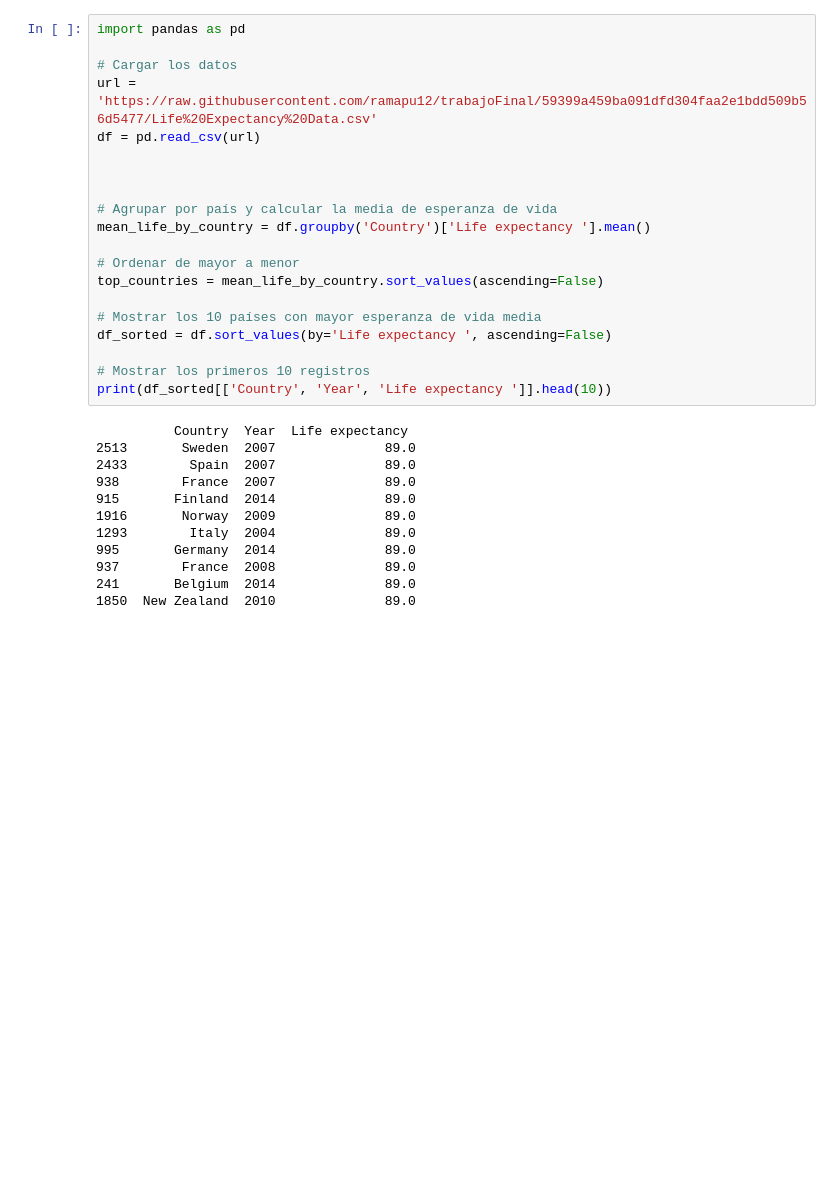
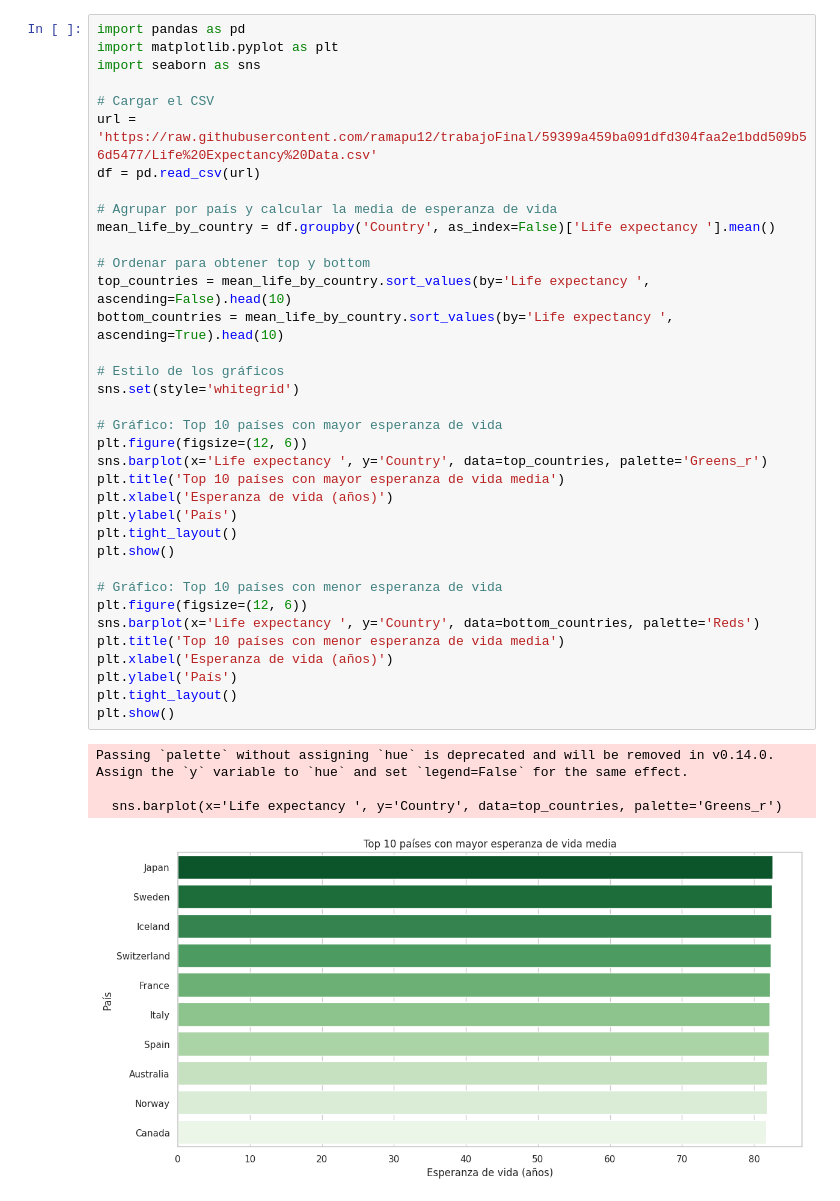
Before and after one commit to ramapu12/trabajoFinal, a Jupyter notebook: trabajoFinal.ipynb, the cells around one changed output. Drawn from its saved outputs; the diff is of its cells as text; blank space fills up the shorter version.

```diff
--- a/trabajoFinal.ipynb
+++ b/trabajoFinal.ipynb
@@ -1,34 +1,43 @@
 # %% [markdown]
 <a href="https://colab.research.google.com/github/ramapu12/trabajoFinal/blob/main/trabajoFinal.ipynb" target="_parent"><img src="https://colab.research.google.com/assets/colab-badge.svg" alt="Open In Colab"/></a>
-# %%
-import pandas as pd
-
-# Cargar los datos
-url = 'https://raw.githubusercontent.com/ramapu12/trabajoFinal/59399a459ba091dfd304faa2e1bdd509b56d5477/Life%20Expectancy%20Data.csv'
-df = pd.read_csv(url)
-
-
-
-# Agrupar por país y calcular la media de esperanza de vida
-mean_life_by_country = df.groupby('Country')['Life expectancy '].mean()
-
-# Ordenar de mayor a menor
-top_countries = mean_life_by_country.sort_values(ascending=False)
-
-# Mostrar los 10 países con mayor esperanza de vida media
-df_sorted = df.sort_values(by='Life expectancy ', ascending=False)
-
-# Mostrar los primeros 10 registros
-print(df_sorted[['Country', 'Year', 'Life expectancy ']].head(10))
-# %% [output]
-          Country  Year  Life expectancy
-2513       Sweden  2007              89.0
-2433        Spain  2007              89.0
-938        France  2007              89.0
-915       Finland  2014              89.0
-1916       Norway  2009              89.0
-1293        Italy  2004              89.0
-995       Germany  2014              89.0
-937        France  2008              89.0
-241       Belgium  2014              89.0
-1850  New Zealand  2010              89.0
+# %%
+import pandas as pd
+import matplotlib.pyplot as plt
+import seaborn as sns
+
+# Cargar el CSV
+url = 'https://raw.githubusercontent.com/ramapu12/trabajoFinal/59399a459ba091dfd304faa2e1bdd509b56d5477/Life%20Expectancy%20Data.csv'
+df = pd.read_csv(url)
+
+# Agrupar por país y calcular la media de esperanza de vida
+mean_life_by_country = df.groupby('Country', as_index=False)['Life expectancy '].mean()
+
+# Ordenar para obtener top y bottom
+top_countries = mean_life_by_country.sort_values(by='Life expectancy ', ascending=False).head(10)
+bottom_countries = mean_life_by_country.sort_values(by='Life expectancy ', ascending=True).head(10)
+
+# Estilo de los gráficos
+sns.set(style='whitegrid')
+
+# Gráfico: Top 10 países con mayor esperanza de vida
+plt.figure(figsize=(12, 6))
+sns.barplot(x='Life expectancy ', y='Country', data=top_countries, palette='Greens_r')
+plt.title('Top 10 países con mayor esperanza de vida media')
+plt.xlabel('Esperanza de vida (años)')
+plt.ylabel('País')
+plt.tight_layout()
+plt.show()
+
+# Gráfico: Top 10 países con menor esperanza de vida
+plt.figure(figsize=(12, 6))
+sns.barplot(x='Life expectancy ', y='Country', data=bottom_countries, palette='Reds')
+plt.title('Top 10 países con menor esperanza de vida media')
+plt.xlabel('Esperanza de vida (años)')
+plt.ylabel('País')
+plt.tight_layout()
+plt.show()
+# %% [output]
+Passing `palette` without assigning `hue` is deprecated and will be removed in v0.14.0. Assign the `y` variable to `hue` and set `legend=False` for the same effect.
+
+  sns.barplot(x='Life expectancy ', y='Country', data=top_countries, palette='Greens_r')
+[figure, added]
```
Also changed, not shown: parts of 1 cell of this notebook.
